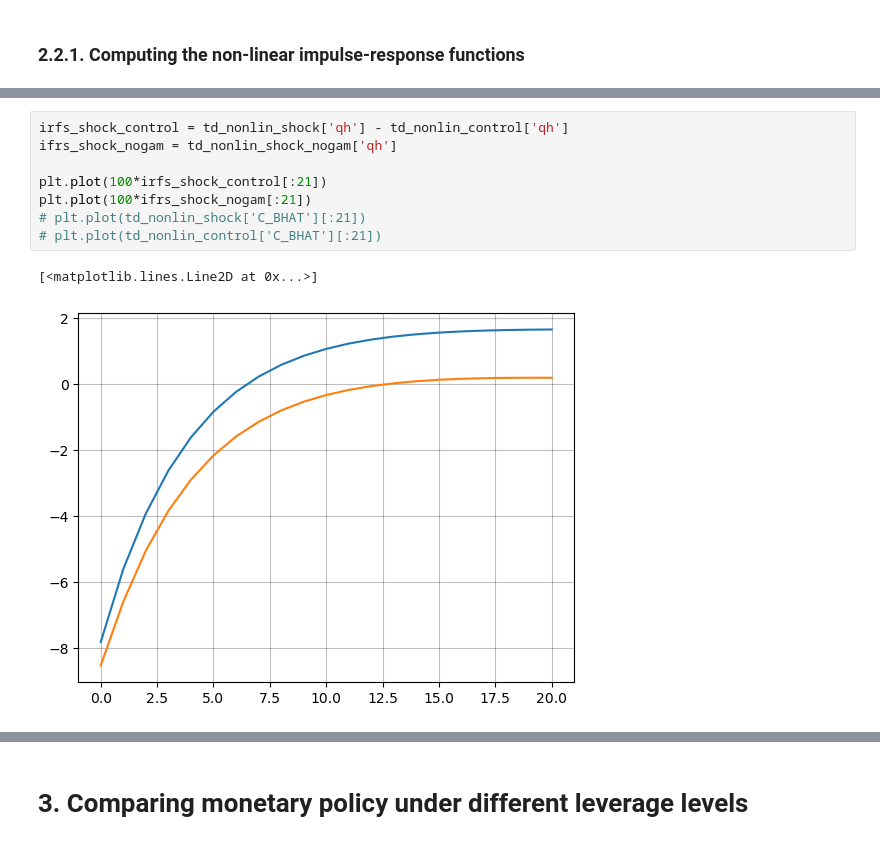
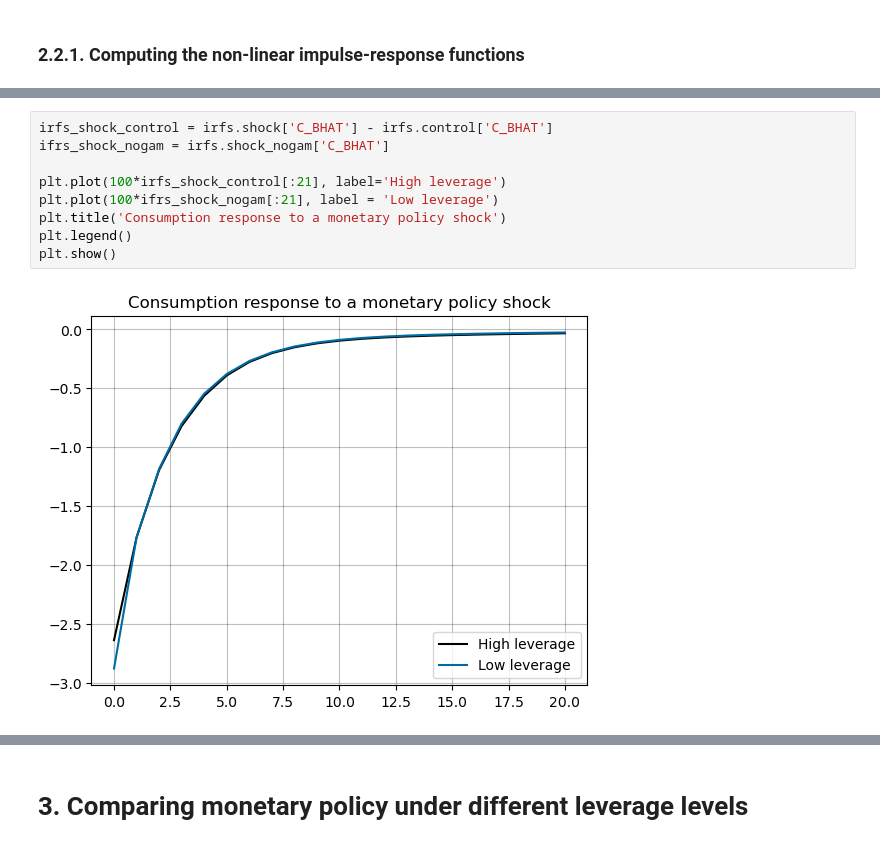
Before and after one commit to thom364e/sequence-jacobian, a Jupyter notebook: notebooks/housing_main_v2.ipynb, the cells around one changed output, grey strips where cells are left out. Saved outputs shown, nothing was run; the diff lists cells and outputs as text.

```diff
--- a/notebooks/housing_main_v2.ipynb
+++ b/notebooks/housing_main_v2.ipynb
@@ -541,12 +527,12 @@ On iteration 2
-# %%
-irfs_shock_control = td_nonlin_shock['qh'] - td_nonlin_control['qh']
-ifrs_shock_nogam = td_nonlin_shock_nogam['qh']
-
-plt.plot(100*irfs_shock_control[:21])
-plt.plot(100*ifrs_shock_nogam[:21])
-# plt.plot(td_nonlin_shock['C_BHAT'][:21])
-# plt.plot(td_nonlin_control['C_BHAT'][:21])
-# %% [output]
-[<matplotlib.lines.Line2D at 0x...>]
-[figure, removed]
+# %%
+irfs_shock_control = irfs.shock['C_BHAT'] - irfs.control['C_BHAT']
+ifrs_shock_nogam = irfs.shock_nogam['C_BHAT']
+
+plt.plot(100*irfs_shock_control[:21], label='High leverage')
+plt.plot(100*ifrs_shock_nogam[:21], label = 'Low leverage')
+plt.title('Consumption response to a monetary policy shock')
+plt.legend()
+plt.show()
+# %% [output]
+[figure, added]
 # %%
```
Also changed, not shown: parts of 30 cells of this notebook, 2 other files.
